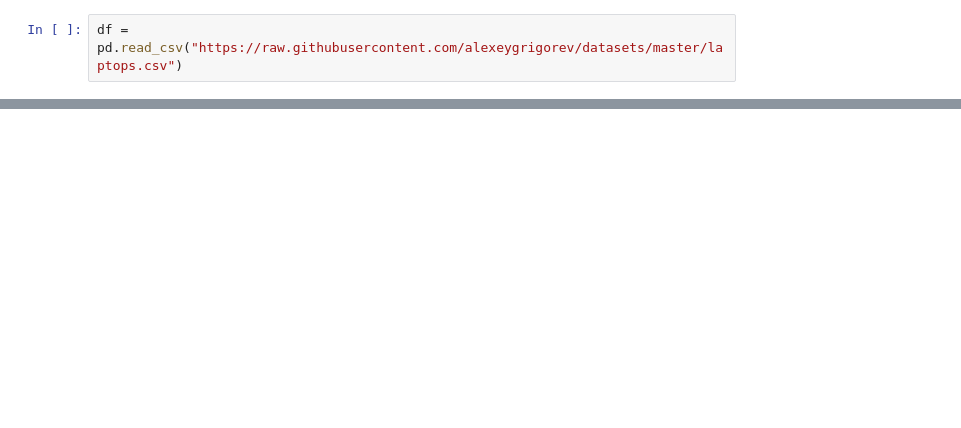
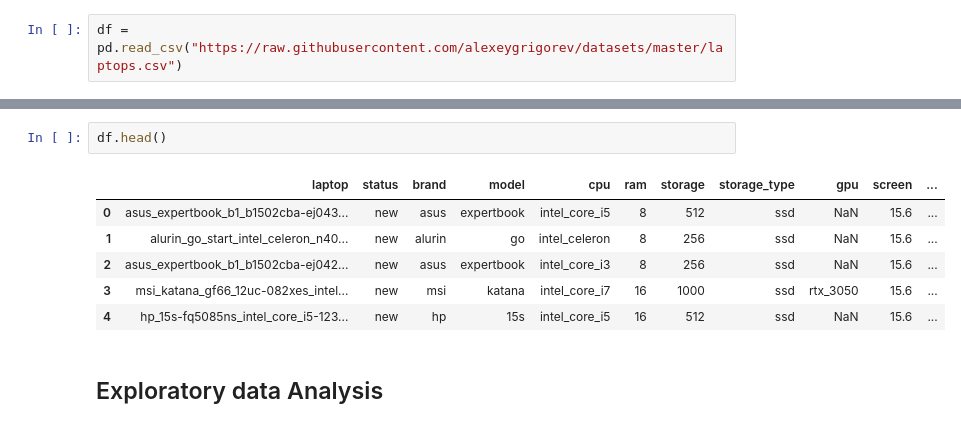
Before and after one commit to FreddyJ23/machine-learning-practice, a Jupyter notebook: 02-regression/practice.ipynb, the cells around one changed output, grey strips where cells are left out. Drawn from its saved outputs; the diff is of its cells as text; blank space fills up the shorter version.

```diff
--- a/02-regression/practice.ipynb
+++ b/02-regression/practice.ipynb
@@ -13,0 +39,11 @@ df.head()
+# %%
+df.head()
+# %% [output]
+|  | laptop | status | brand | model | cpu | ram | storage | storage_type | gpu | screen | ... |
+| 0 | asus_expertbook_b1_b1502cba-ej043... | new | asus | expertbook | intel_core_i5 | 8 | 512 | ssd | NaN | 15.6 | ... |
+| 1 | alurin_go_start_intel_celeron_n40... | new | alurin | go | intel_celeron | 8 | 256 | ssd | NaN | 15.6 | ... |
+| 2 | asus_expertbook_b1_b1502cba-ej042... | new | asus | expertbook | intel_core_i3 | 8 | 256 | ssd | NaN | 15.6 | ... |
+| 3 | msi_katana_gf66_12uc-082xes_intel... | new | msi | katana | intel_core_i7 | 16 | 1000 | ssd | rtx_3050 | 15.6 | ... |
+| 4 | hp_15s-fq5085ns_intel_core_i5-123... | new | hp | 15s | intel_core_i5 | 16 | 512 | ssd | NaN | 15.6 | ... |
+# %% [markdown]
+## Exploratory data Analysis
```
Also changed, not shown: parts of 22 cells of this notebook.
